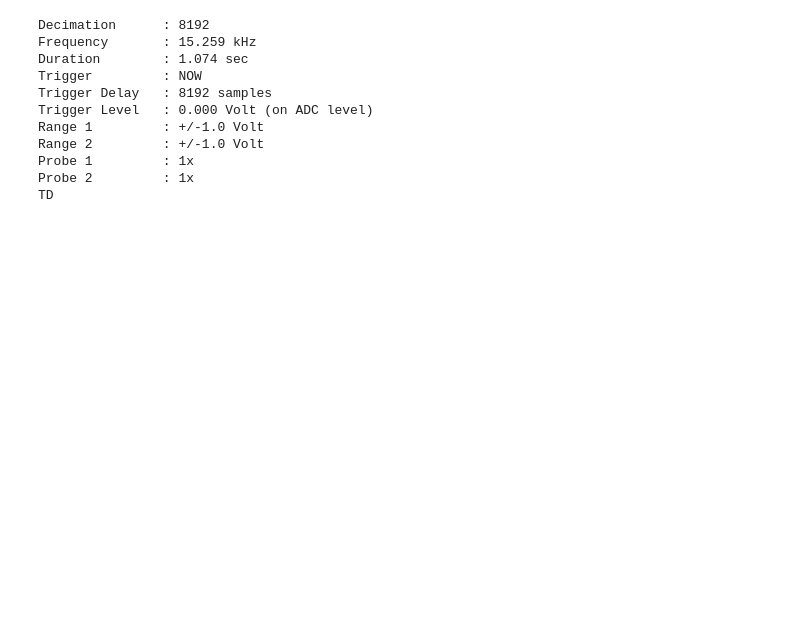
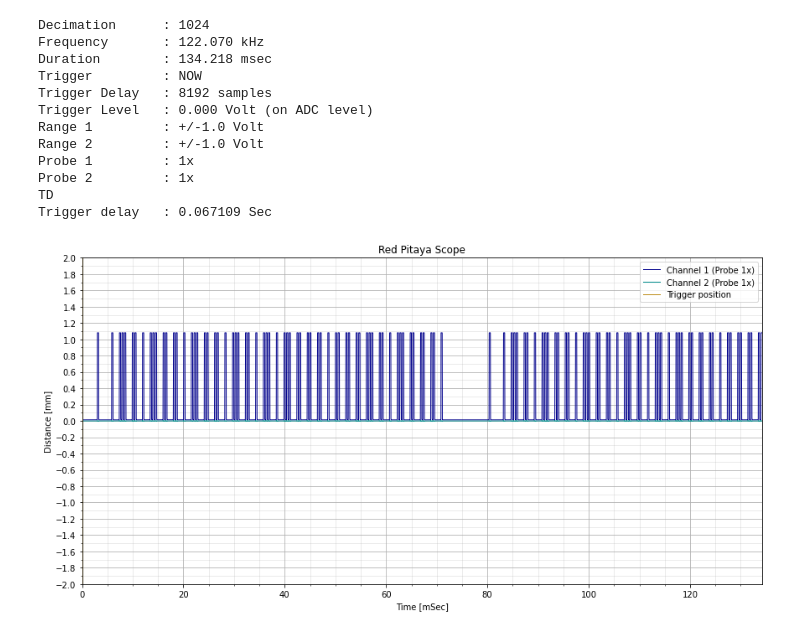
Before and after one commit to matthijsfh/Red-Pitaya-Pyhon-Examples, a Jupyter notebook: scopes/simple_scope_datastorage.ipynb, the cells around one changed output. Saved outputs shown, nothing was run; the diff lists cells and outputs as text; code cells hidden in the pictures; blank space fills up the shorter version.

```diff
--- a/scopes/simple_scope_datastorage.ipynb
+++ b/scopes/simple_scope_datastorage.ipynb
@@ -26,7 +26,7 @@ def prepare_datastorage():
 
 
 def prepare_measurement(Scope, Data):
-    Scope.SetDecimationBeta(13)
+    Scope.SetDecimationBeta(10)
     Scope.SetInputGain(Channel = 1, Gain = 'LV')
     Scope.SetInputGain(Channel = 2, Gain = 'LV')
     Scope.SetProbeGain(Probe = 1, Gain = 1)
@@ -97,7 +97,7 @@ def SetPlotXAxis(Scope, Data, axis):
     return
 # %%
 def save_measurements(Scope, Data):
-    Data.save_data("Testing2.dat")
+    Data.save_data("Testing1.dat")
     return
 # %%
 def do_measurement(Scope, Data):
@@ -147,36 +147,40 @@ ip = "192.168.3.150"
 # datastorage class to handle data & plotting
 Data            = prepare_datastorage()
 
 # option to load old data
 # data.load_data('Simulation_200mm_250mm_0.6sec_22.data')
 
 # create a scpi object.
 Pitaya      = scpi.scpi(ip)
 
 # Create a scope object and set some parameters
 Scope       = redpitaya_scope(Pitaya);
 
 Data        = prepare_measurement(Scope, Data)
 Data        = do_measurement(Scope, Data)
 fig, axes   = plot_measurement(Scope, Data)
 
 save_measurements(Scope, Data)
 
+mplcursors.cursor(axes, multiple=True)
+
 # load_meausurements(Scope, Data)
 
 Pitaya.close()
 # %% [output]
-Decimation      : 8192
-Frequency       : 15.259 kHz
-Duration        : 1.074 sec
+Decimation      : 1024
+Frequency       : 122.070 kHz
+Duration        : 134.218 msec
 Trigger         : NOW
 Trigger Delay   : 8192 samples
 Trigger Level   : 0.000 Volt (on ADC level)
 Range 1         : +/-1.0 Volt
 Range 2         : +/-1.0 Volt
 Probe 1         : 1x
 Probe 2         : 1x
 TD
+Trigger delay   : 0.067109 Sec
+[figure, added]
 # %%
 Data2       = prepare_datastorage()
 Data2.load_data("Testing1.dat")
```
Also changed, not shown: parts of 2 cells of this notebook, 10 other files.
